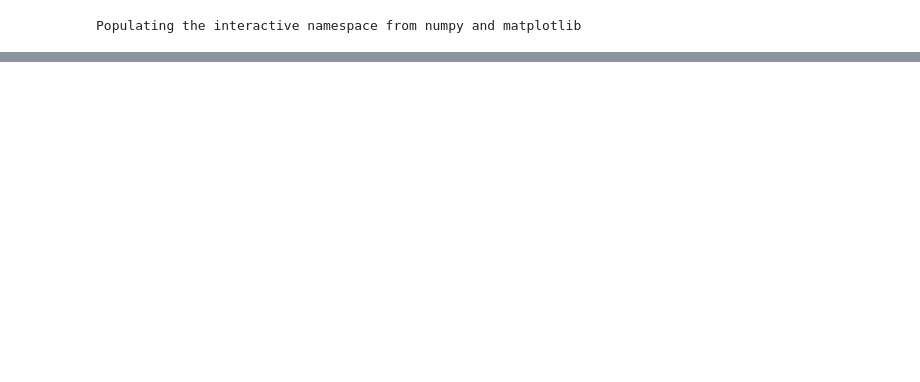
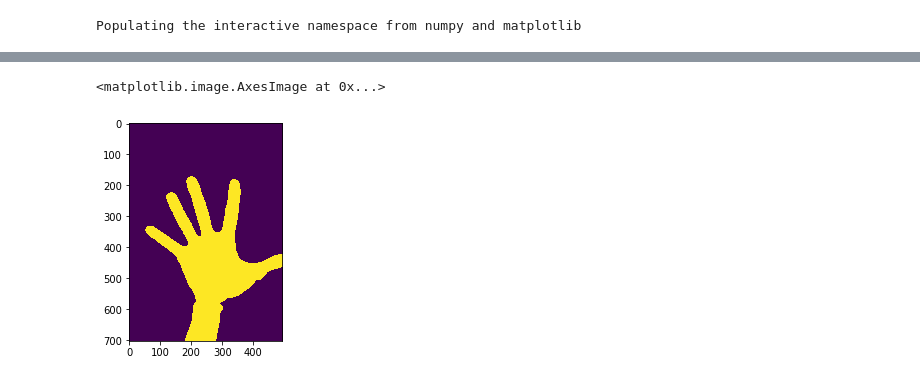
Before and after one commit to aksholokhov/mipt-compvis-2018, a Jupyter notebook: 2nd_problem/problem_2.ipynb, the cells around one changed output, grey strips where cells are left out. Saved outputs shown, nothing was run; the diff lists cells and outputs as text; code cells hidden in the pictures; blank space fills up the shorter version.

```diff
--- a/2nd_problem/problem_2.ipynb
+++ b/2nd_problem/problem_2.ipynb
@@ -45,0 +304,8 @@ contours = find_contours(t, 0)
+# %%
+ret, thresh = cv2.threshold(img,60,255,cv2.THRESH_BINARY)
+# %%
+median = cv2.medianBlur(thresh, 9)
+imshow(median)
+# %% [output]
+<matplotlib.image.AxesImage at 0x...>
+[figure, added]
```
Also changed, not shown: parts of 42 cells of this notebook, 2 other files.
